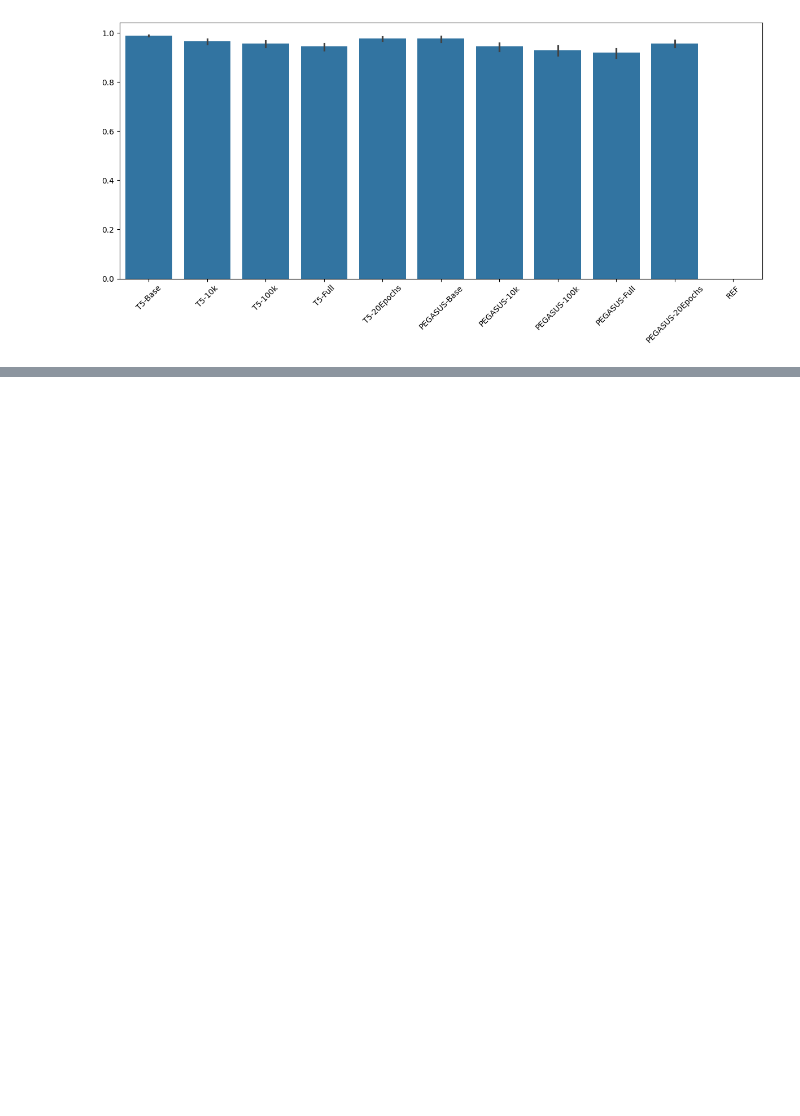
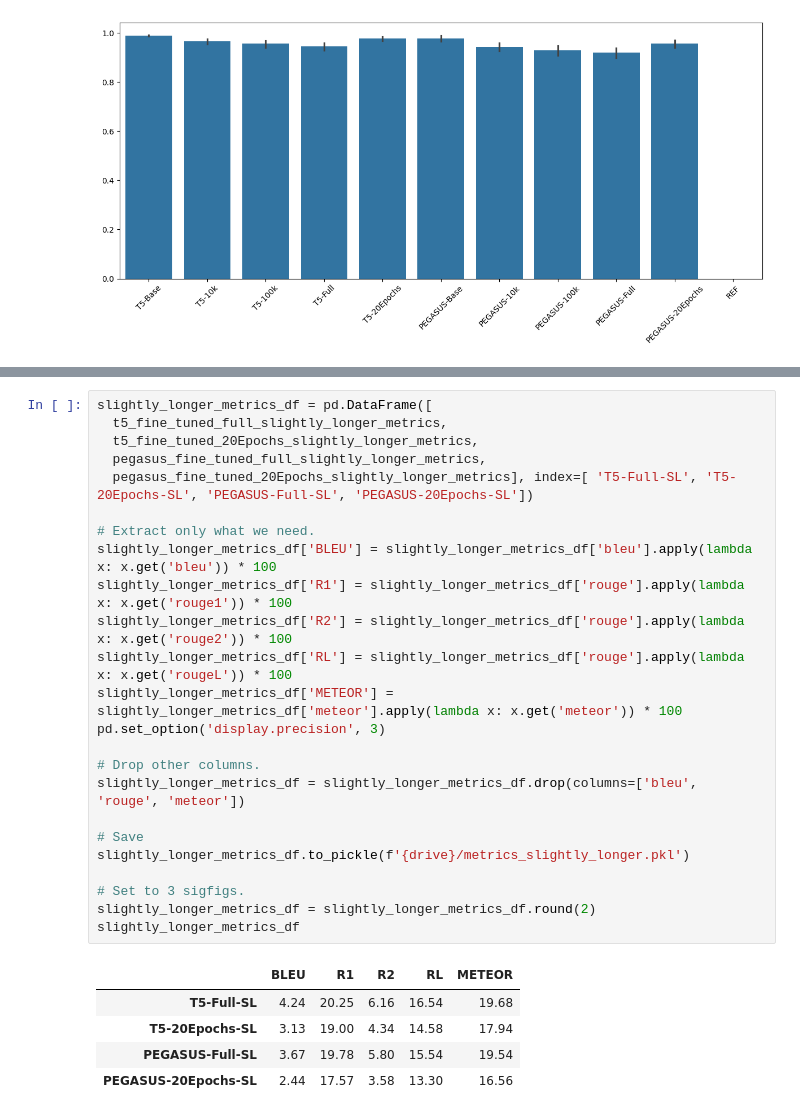
Before and after one commit to ma110cbyte/w266_TLDR, a Jupyter notebook: Summaries_Analysis.ipynb, the cells around one changed output, grey strips where cells are left out. Saved outputs shown, nothing was run; the diff lists cells and outputs as text; blank space fills up the shorter version.

```diff
--- a/Summaries_Analysis.ipynb
+++ b/Summaries_Analysis.ipynb
@@ -709,0 +920,30 @@ plot_metric(ngram_results_df, 'Trigram Abstractiveness')
+# %%
+slightly_longer_metrics_df = pd.DataFrame([
+  t5_fine_tuned_full_slightly_longer_metrics,
+  t5_fine_tuned_20Epochs_slightly_longer_metrics,
+  pegasus_fine_tuned_full_slightly_longer_metrics,
+  pegasus_fine_tuned_20Epochs_slightly_longer_metrics], index=[ 'T5-Full-SL', 'T5-20Epochs-SL', 'PEGASUS-Full-SL', 'PEGASUS-20Epochs-SL'])
+
+# Extract only what we need.
+slightly_longer_metrics_df['BLEU'] = slightly_longer_metrics_df['bleu'].apply(lambda x: x.get('bleu')) * 100
+slightly_longer_metrics_df['R1'] = slightly_longer_metrics_df['rouge'].apply(lambda x: x.get('rouge1')) * 100
+slightly_longer_metrics_df['R2'] = slightly_longer_metrics_df['rouge'].apply(lambda x: x.get('rouge2')) * 100
+slightly_longer_metrics_df['RL'] = slightly_longer_metrics_df['rouge'].apply(lambda x: x.get('rougeL')) * 100
+slightly_longer_metrics_df['METEOR'] = slightly_longer_metrics_df['meteor'].apply(lambda x: x.get('meteor')) * 100
+pd.set_option('display.precision', 3)
+
+# Drop other columns.
+slightly_longer_metrics_df = slightly_longer_metrics_df.drop(columns=['bleu', 'rouge', 'meteor'])
+
+# Save
+slightly_longer_metrics_df.to_pickle(f'{drive}/metrics_slightly_longer.pkl')
+
+# Set to 3 sigfigs.
+slightly_longer_metrics_df = slightly_longer_metrics_df.round(2)
+slightly_longer_metrics_df
+# %% [output]
+|  | BLEU | R1 | R2 | RL | METEOR |
+| T5-Full-SL | 4.24 | 20.25 | 6.16 | 16.54 | 19.68 |
+| T5-20Epochs-SL | 3.13 | 19.00 | 4.34 | 14.58 | 17.94 |
+| PEGASUS-Full-SL | 3.67 | 19.78 | 5.80 | 15.54 | 19.54 |
+| PEGASUS-20Epochs-SL | 2.44 | 17.57 | 3.58 | 13.30 | 16.56 |
```
Also changed, not shown: parts of 20 cells of this notebook, 2 other files.
